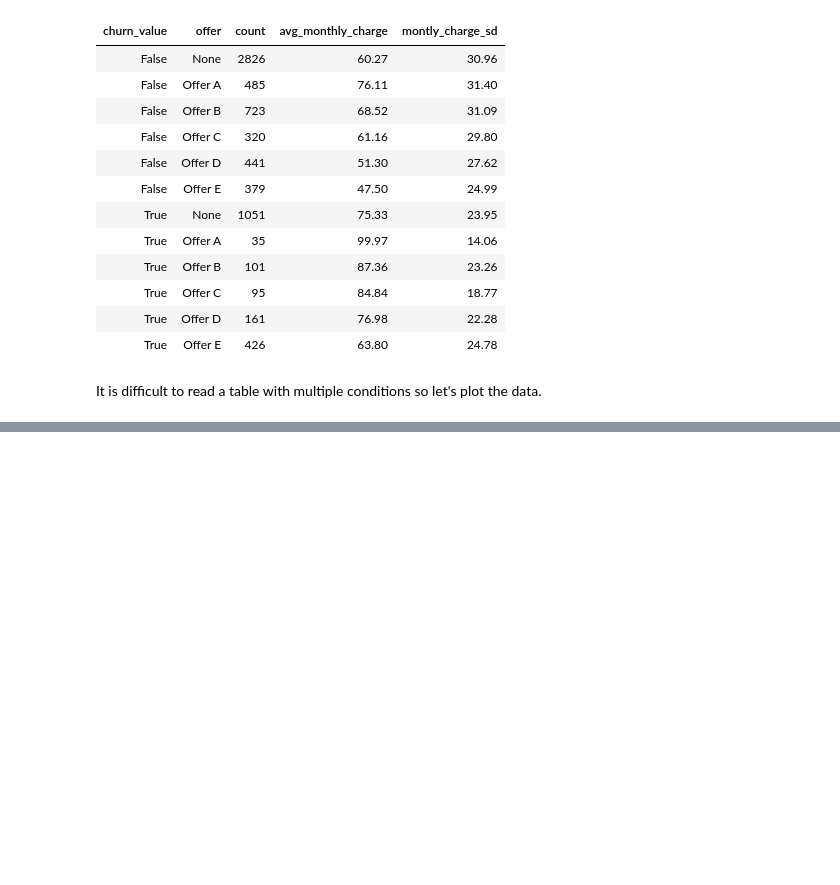
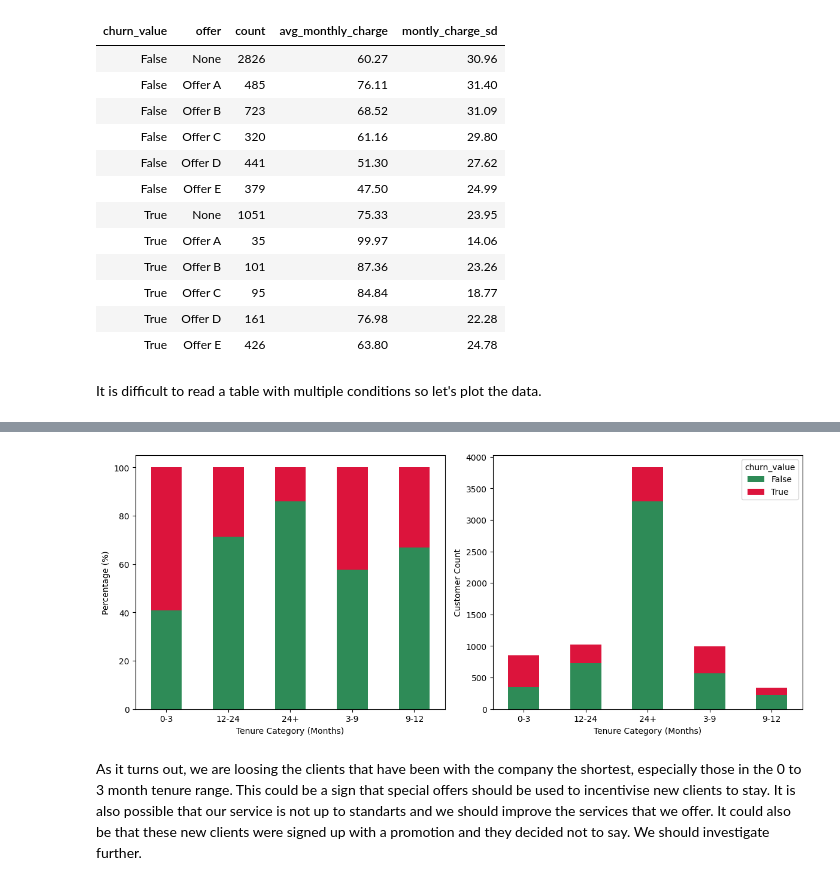
Before and after one commit to Mykolazaz/telco-churn-analysis, a Jupyter notebook: main.ipynb, the cells around one changed output, grey strips where cells are left out. Cells and saved outputs as stored; diff of their text form; code cells hidden in the pictures; blank space fills up the shorter version.

```diff
--- a/main.ipynb
+++ b/main.ipynb
@@ -247,0 +292,27 @@ One this is clear - we are overcharging some of our customers and, in turn, they
+# %%
+churn_tenure = pd.DataFrame(churn_tenure)
+
+fig, axes = plt.subplots(1, 2, figsize=(12, 5))
+
+ax1 = axes[0]
+pivot_df_pct = churn_tenure.pivot(index="tenure_category", columns="churn_value", values="count")
+pivot_df_pct = pivot_df_pct.div(pivot_df_pct.sum(axis=1), axis=0) * 100
+pivot_df_pct.plot(kind="bar", stacked=True, ax=ax1, color=["#2E8B57", "#DC143C"])
+ax1.set_xlabel("Tenure Category (Months)")
+ax1.set_ylabel("Percentage (%)")
+ax1.tick_params(axis="x", rotation=0)
+ax1.get_legend().remove()
+
+ax2 = axes[1]
+pivot_df = churn_tenure.pivot(index="tenure_category", columns="churn_value", values="count")
+pivot_df.plot(kind="bar", stacked=True, ax=ax2, color=["#2E8B57", "#DC143C"])
+ax2.set_xlabel("Tenure Category (Months)")
+ax2.set_ylabel("Customer Count")
+ax2.tick_params(axis="x", rotation=0)
+
+plt.tight_layout()
+plt.show()
+# %% [output]
+[figure, added]
+# %% [markdown]
+As it turns out, we are loosing the clients that have been with the company the shortest, especially those in the 0 to 3 month tenure range. This could be a sign that special offers should be used to incentivise new clients to stay. It is also possible that our service is not up to standarts and we should improve the services that we offer. It could also be that these new clients were signed up with a promotion and they decided not to say. We should investigate further.
```
Also changed, not shown: parts of 8 cells of this notebook.
